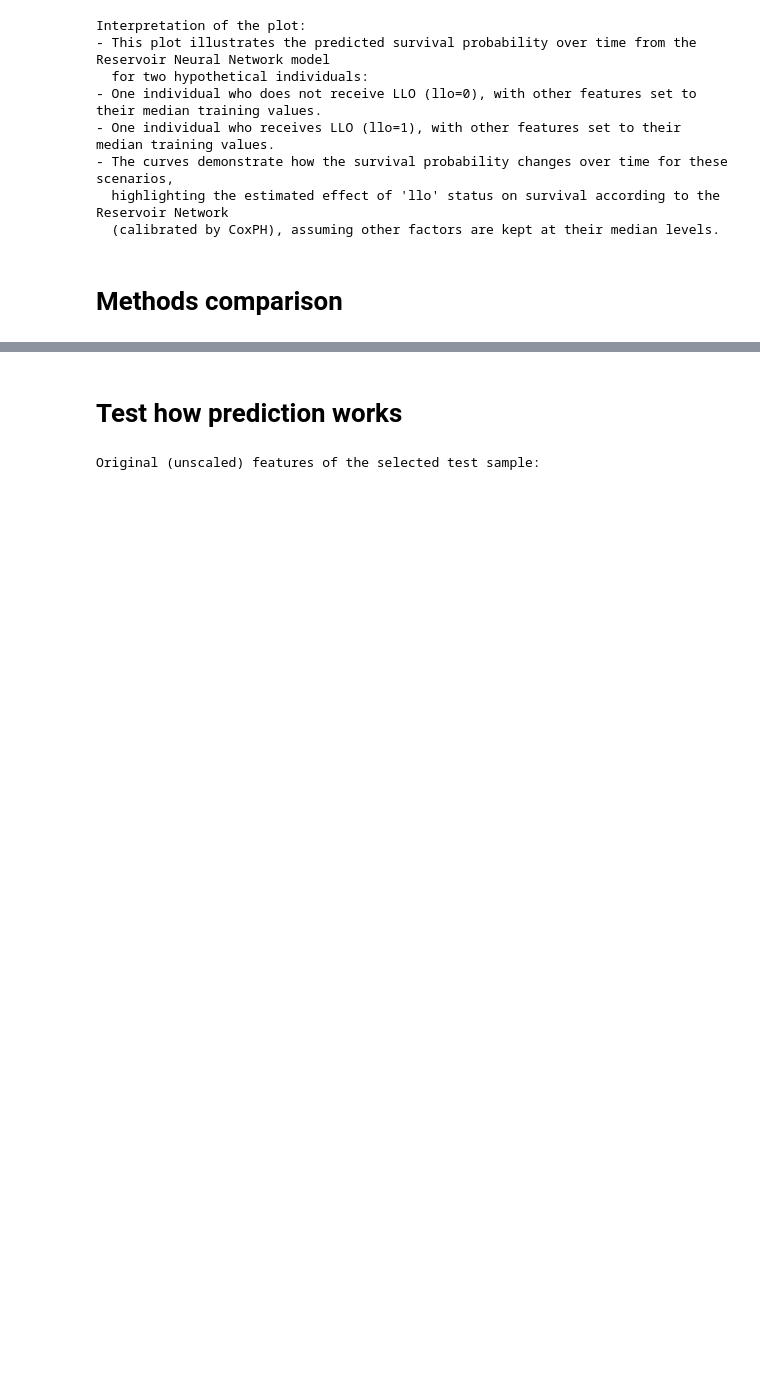
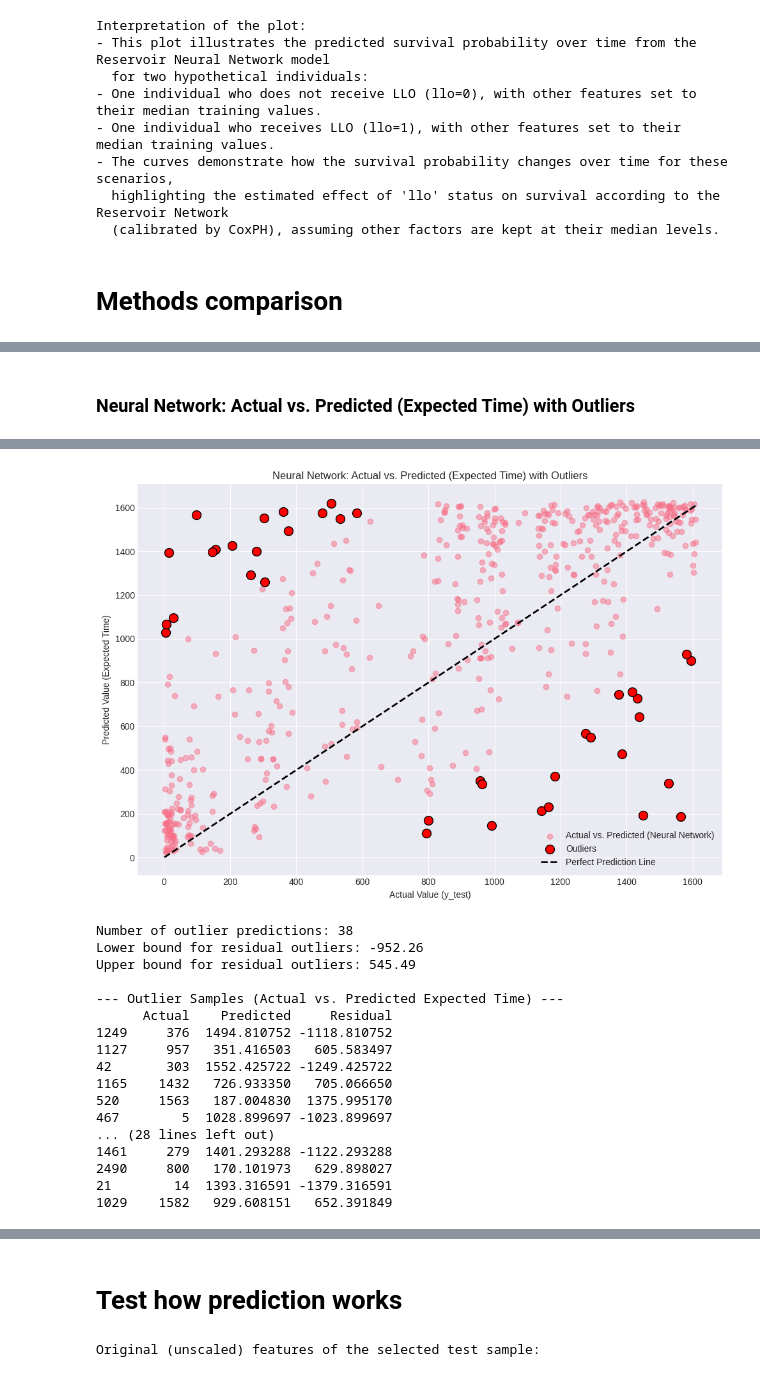
Before and after one commit to D2718281828nis/BioMedAI-Heart-Desease-LifeTime-Forecast, a Jupyter notebook: Survival-function-analysys.ipynb, the cells around one changed output, grey strips where cells are left out. Cells and saved outputs as stored; diff of their text form; code cells hidden in the pictures; blank space fills up the shorter version.

```diff
--- a/Survival-function-analysys.ipynb
+++ b/Survival-function-analysys.ipynb
@@ -1410,0 +1547,59 @@ Interpretation of C-index:
+# %% [markdown]
+### Neural Network: Actual vs. Predicted (Expected Time) with Outliers
+# %%
+import matplotlib.pyplot as plt
+import pandas as pd
+import numpy as np
+
+# 1. Get predicted time scores for the test set using nn_model
+# nn_model directly predicts time, which we then feed to the cox_calibrator_nn
+predicted_nn_scores = nn_model.predict(X_test_sc).flatten()
+
+# 2. Create a DataFrame with these scores for the cox_calibrator_nn
+# The cox_calibrator_nn expects a DataFrame with a column named 'nn_time_prediction'
+risk_df_for_calibrator_test_nn = pd.DataFrame({'nn_time_prediction': predicted_nn_scores}, index=y_test.index)
+
+# 3. Use cox_calibrator_nn.predict_expectation to get a single predicted time for each test sample
+predicted_time_nn = cox_calibrator_nn.predict_expectation(risk_df_for_calibrator_test_nn)
+
+# Align predicted_time_nn with y_test
+predicted_time_nn.index = y_test.index
+
+# 4. Calculate residuals
+residuals_nn = y_test - predicted_time_nn
+
+# 5. Calculate IQR for residuals to identify outliers
+Q1_res_nn = residuals_nn.quantile(0.25)
+Q3_res_nn = residuals_nn.quantile(0.75)
+IQR_res_nn = Q3_res_nn - Q1_res_nn
+
+lower_bound_res_nn = Q1_res_nn - 1.5 * IQR_res_nn
+upper_bound_res_nn = Q3_res_nn + 1.5 * IQR_res_nn
+
+# Identify outlier residuals
+outlier_mask_nn = (residuals_nn < lower_bound_res_nn) | (residuals_nn > upper_bound_res_nn)
+
+outlier_y_test_nn = y_test[outlier_mask_nn]
+outlier_predicted_time_nn = predicted_time_nn[outlier_mask_nn]
+
+# 6. Plotting actual vs. predicted values with outliers highlighted
+plt.figure(figsize=(10, 7))
+plt.scatter(y_test, predicted_time_nn, alpha=0.5, label='Actual vs. Predicted (Neural Network)')
+plt.scatter(outlier_y_test_nn, outlier_predicted_time_nn, color='red', s=100, label='Outliers', edgecolors='black')
+plt.plot([y_test.min(), y_test.max()], [y_test.min(), y_test.max()], 'k--', lw=2, label='Perfect Prediction Line')
+plt.xlabel('Actual Value (y_test)')
+plt.ylabel('Predicted Value (Expected Time)')
+plt.title('Neural Network: Actual vs. Predicted (Expected Time) with Outliers')
+plt.legend()
+plt.grid(True)
+plt.tight_layout()
+plt.show()
+
+print(f"\nNumber of outlier predictions: {len(outlier_y_test_nn)}")
+print(f"Lower bound for residual outliers: {lower_bound_res_nn:.2f}")
+print(f"Upper bound for residual outliers: {upper_bound_res_nn:.2f}")
+
+print("\n--- Outlier Samples (Actual vs. Predicted Expected Time) ---")
+outlier_df_nn = pd.DataFrame({'Actual': outlier_y_test_nn, 'Predicted': outlier_predicted_time_nn, 'Residual': residuals_nn[outlier_mask_nn]})
+print(outlier_df_nn.to_string())
+# %% [output]
@@ -1410,0 +1607,18 @@ Interpretation of C-index:
+[figure, added]
+Number of outlier predictions: 38
+Lower bound for residual outliers: -952.26
+Upper bound for residual outliers: 545.49
+
+--- Outlier Samples (Actual vs. Predicted Expected Time) ---
+      Actual    Predicted     Residual
+1249     376  1494.810752 -1118.810752
+1127     957   351.416503   605.583497
+42       303  1552.425722 -1249.425722
+1165    1432   726.933350   705.066650
+520     1563   187.004830  1375.995170
+467        5  1028.899697 -1023.899697
+... (28 lines left out)
+1461     279  1401.293288 -1122.293288
+2490     800   170.101973   629.898027
+21        14  1393.316591 -1379.316591
+1029    1582   929.608151   652.391849
```
Also changed, not shown: parts of 15 cells of this notebook.
